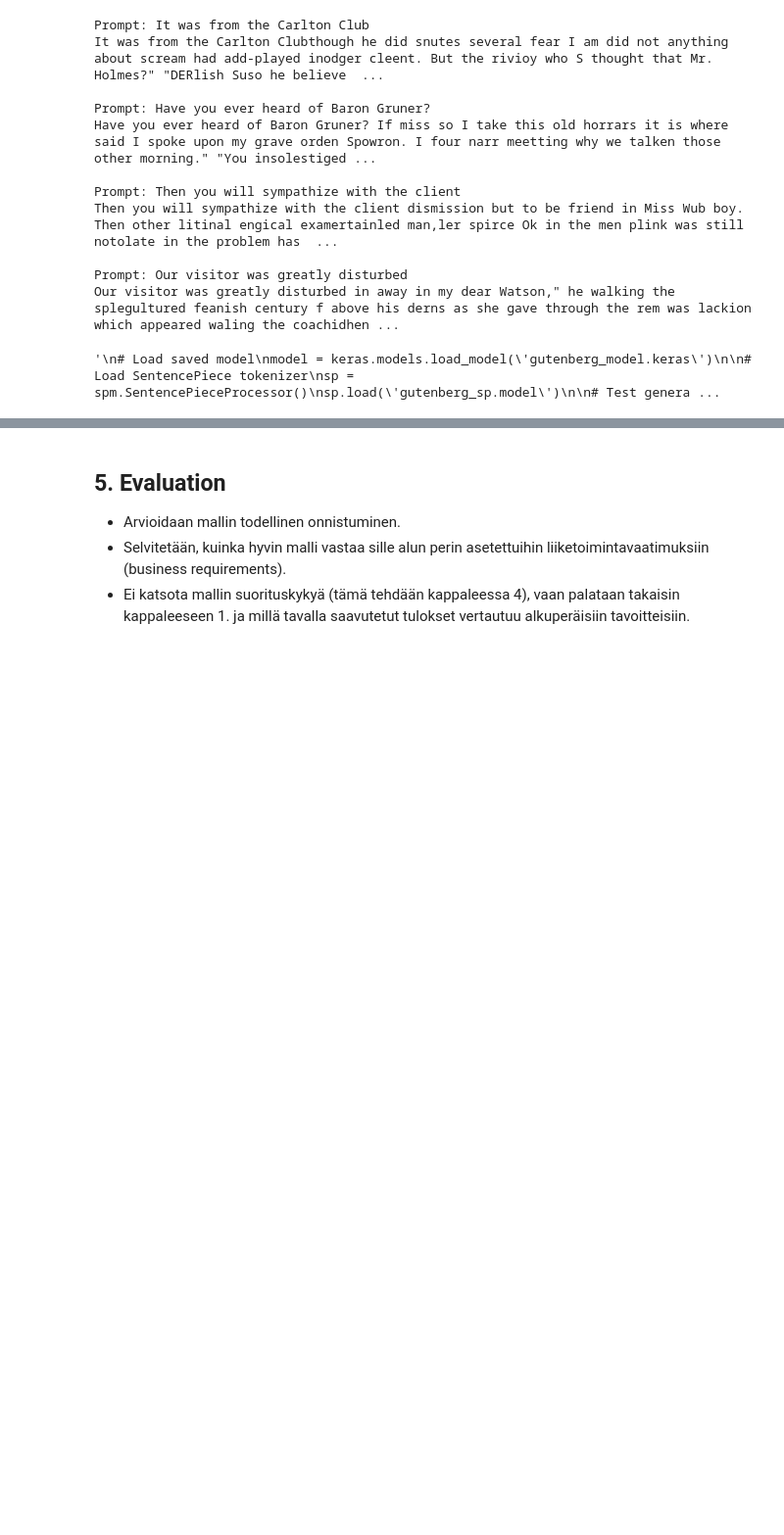
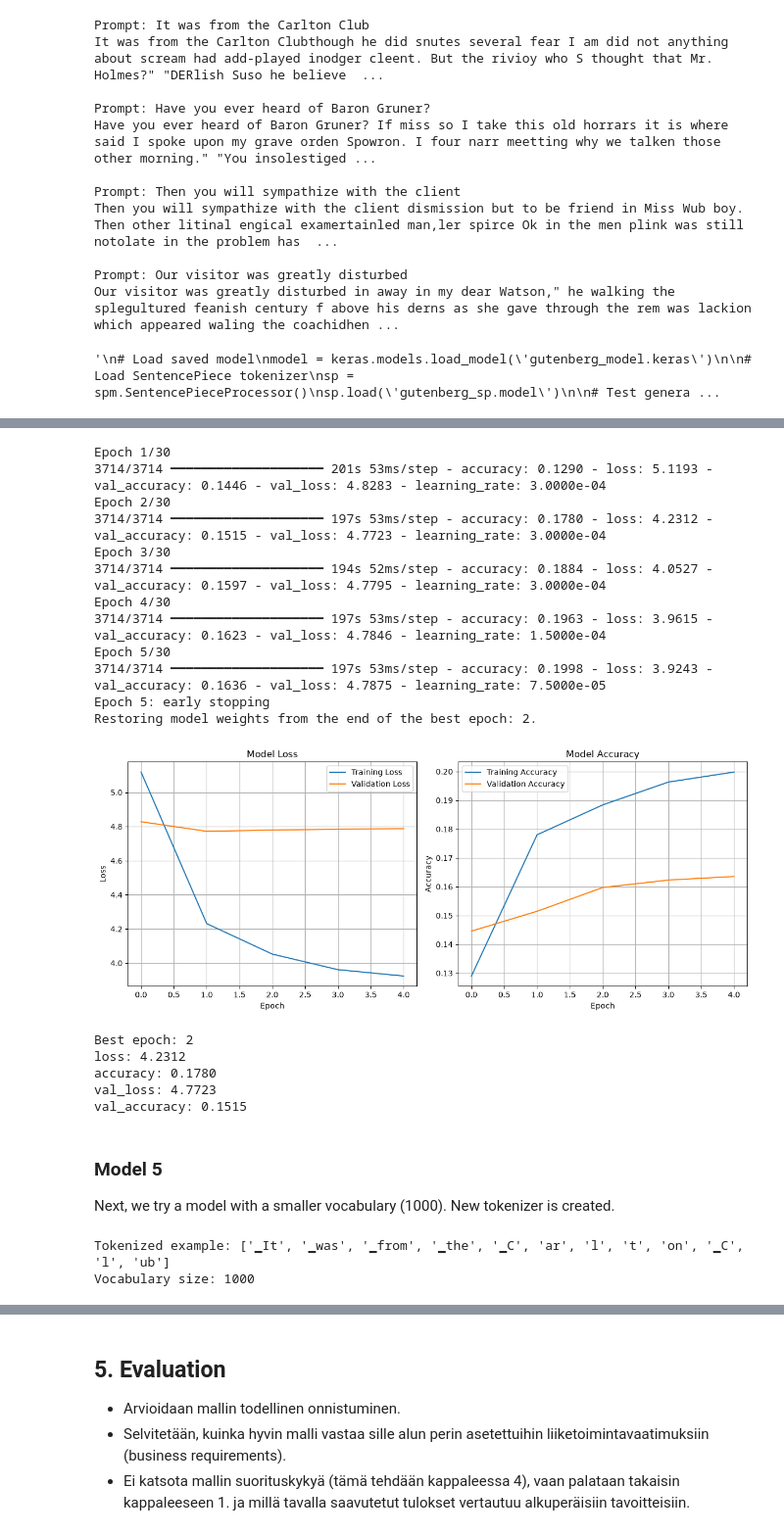
Before and after one commit to mehiis/neural-network-metropolia, a Jupyter notebook: assignment_03/01_text_generator_custom/01-transformer-text-generator.ipynb, the cells around one changed output, grey strips where cells are left out. Shown at 98% size. Cells and saved outputs as stored; diff of their text form; code cells hidden in the pictures; blank space fills up the shorter version.

```diff
--- a/assignment_03/01_text_generator_custom/01-transformer-text-generator.ipynb
+++ b/assignment_03/01_text_generator_custom/01-transformer-text-generator.ipynb
@@ -379,0 +805,79 @@ print(generated)
+# %%
+# train
+batch_size = 32
+epochs = 30
+
+history_04 = model_clean_small.fit(
+    train_inputs_clean, train_targets_clean,
+    validation_data=(val_inputs_clean, val_targets_clean),
+    batch_size=batch_size,
+    epochs=epochs,
+    callbacks=[
+        keras.callbacks.EarlyStopping(patience=3, restore_best_weights=True, verbose=1),
+        keras.callbacks.ReduceLROnPlateau(factor=0.5, patience=1),
+        keras.callbacks.ModelCheckpoint('gutenberg_best_model_clean_small.keras', save_best_only=True)
+    ]
+)
+
+# plot training results
+plot_training_metrics(history_04)
+
+# save the model
+model_clean_small.save('gutenberg_model_clean_small.keras')
+
+# get the best epoch
+best_epoch = int(np.argmin(history_04.history['val_loss']))
+print(f"Best epoch: {best_epoch + 1}")
+
+# print results
+for key in ['loss', 'accuracy', 'val_loss', 'val_accuracy']:
+    print(f"{key}: {history_04.history[key][best_epoch]:.4f}")
+# %% [output]
+Epoch 1/30
+3714/3714 ━━━━━━━━━━━━━━━━━━━━ 201s 53ms/step - accuracy: 0.1290 - loss: 5.1193 - val_accuracy: 0.1446 - val_loss: 4.8283 - learning_rate: 3.0000e-04
+Epoch 2/30
+3714/3714 ━━━━━━━━━━━━━━━━━━━━ 197s 53ms/step - accuracy: 0.1780 - loss: 4.2312 - val_accuracy: 0.1515 - val_loss: 4.7723 - learning_rate: 3.0000e-04
+Epoch 3/30
+3714/3714 ━━━━━━━━━━━━━━━━━━━━ 194s 52ms/step - accuracy: 0.1884 - loss: 4.0527 - val_accuracy: 0.1597 - val_loss: 4.7795 - learning_rate: 3.0000e-04
+Epoch 4/30
+3714/3714 ━━━━━━━━━━━━━━━━━━━━ 197s 53ms/step - accuracy: 0.1963 - loss: 3.9615 - val_accuracy: 0.1623 - val_loss: 4.7846 - learning_rate: 1.5000e-04
+Epoch 5/30
+3714/3714 ━━━━━━━━━━━━━━━━━━━━ 197s 53ms/step - accuracy: 0.1998 - loss: 3.9243 - val_accuracy: 0.1636 - val_loss: 4.7875 - learning_rate: 7.5000e-05
+Epoch 5: early stopping
+Restoring model weights from the end of the best epoch: 2.
+[figure, added]
+Best epoch: 2
+loss: 4.2312
+accuracy: 0.1780
+val_loss: 4.7723
+val_accuracy: 0.1515
+# %% [markdown]
+### Model 5
+Next, we try a model with a smaller vocabulary (1000). New tokenizer is created.
+# %%
+# tokenizer with vocab size 1000, trained on the clean text
+temp_file_clean = 'gutenberg_temp_clean.txt'
+with open(temp_file_clean, 'w', encoding='utf-8') as f:
+    f.write(clean_text)
+
+vocab_size_v1000 = 1000
+model_prefix_v1000 = 'gutenberg_sp_v1000'
+
+spm.SentencePieceTrainer.train(
+    input=temp_file_clean,
+    model_prefix=model_prefix_v1000,
+    vocab_size=vocab_size_v1000,
+    character_coverage=1.0,
+    model_type='bpe',
+    user_defined_symbols=['<PAD>', '<UNK>']
+)
+
+sp_v1000 = spm.SentencePieceProcessor()
+sp_v1000.load(f"{model_prefix_v1000}.model")
+
+tokens = sp_v1000.encode_as_pieces("It was from the Carlton Club")
+print(f"Tokenized example: {tokens}")
+print(f"Vocabulary size: {sp_v1000.get_piece_size()}")
+# %% [output]
+Tokenized example: ['▁It', '▁was', '▁from', '▁the', '▁C', 'ar', 'l', 't', 'on', '▁C', 'l', 'ub']
+Vocabulary size: 1000
```
Also changed, not shown: parts of 45 cells of this notebook, 5 other files.
